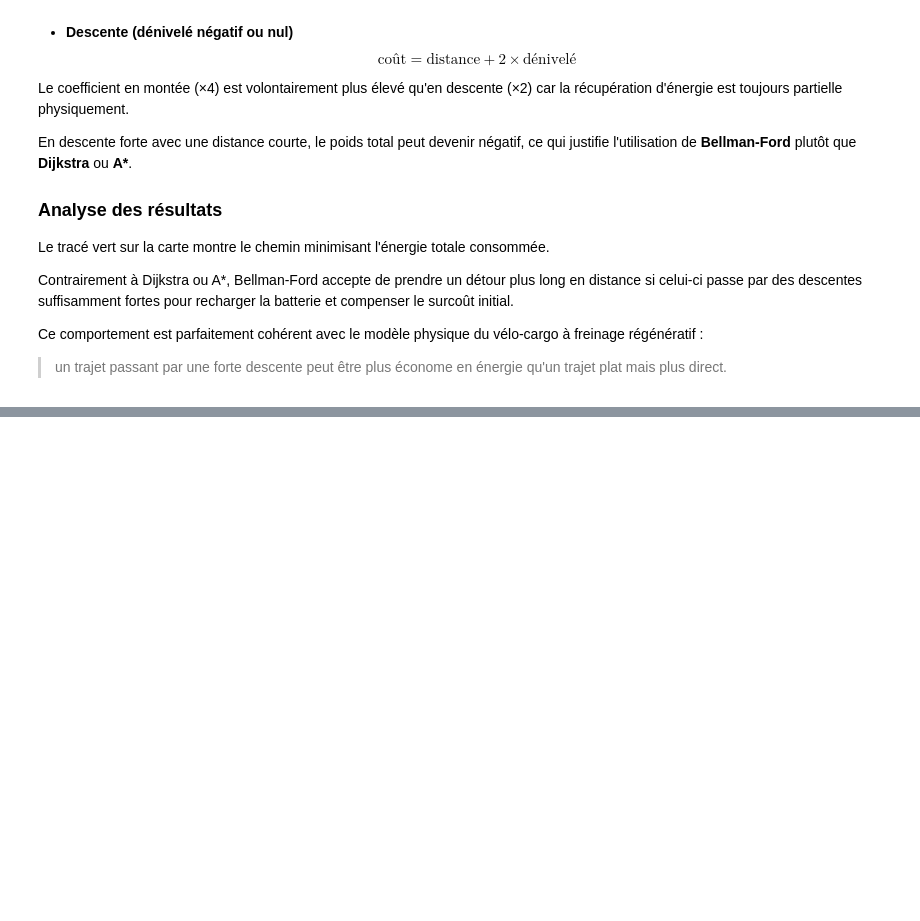
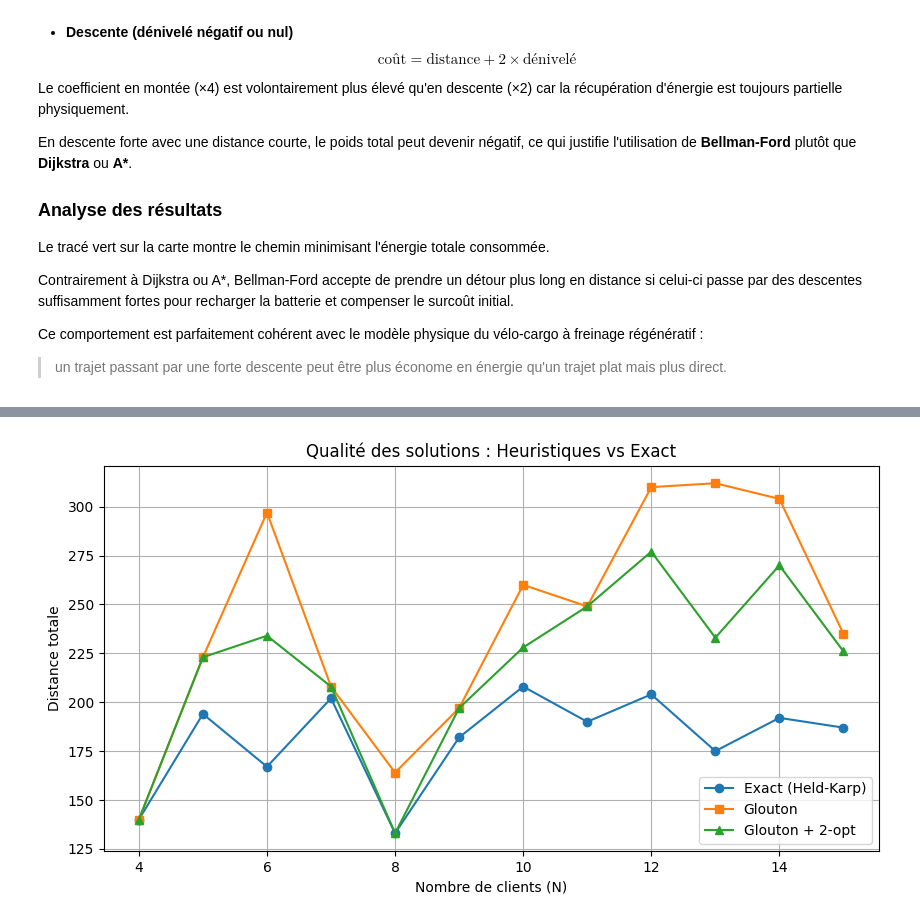
Before and after one commit to ArthY07/Projet-Graphes-Et-Reseaux-L3, a Jupyter notebook: Feschet_Arthur_Chayrigues_Noah.ipynb, the cells around one changed output, grey strips where cells are left out. Drawn from its saved outputs; the diff is of its cells as text; code cells hidden in the pictures; blank space fills up the shorter version.

```diff
--- a/Feschet_Arthur_Chayrigues_Noah.ipynb
+++ b/Feschet_Arthur_Chayrigues_Noah.ipynb
@@ -653,0 +867,20 @@ Ce comportement est parfaitement cohérent avec le modèle physique du vélo-car
+# %%
+# Version pseudo-code (avec V et U)
+def tsp_glouton(dist_matrix):
+    n = len(dist_matrix)
+    V = list(range(1, n))     # villes à visiter (sans l'entrepôt)
+    U = [0]                    # tournée, commence à l'entrepôt
+    total = 0
+
+    while len(V) > 0:                          # tant qu'il reste des villes
+        xi = U[-1]                              # dernier ajouté à U
+
+        xj = min(V, key=lambda j: dist_matrix[xi][j])  # plus proche dans V
+
+        U.append(xj)                            # ajouter xj à U
+        V.remove(xj)                            # retirer xj de V
+        total += dist_matrix[xi][xj]
+
+    total += dist_matrix[U[-1]][0]              # retour à l'entrepôt
+    U.append(0)
+    return U, total
@@ -653,0 +946,76 @@ Ce comportement est parfaitement cohérent avec le modèle physique du vélo-car
+# %%
+# Tailles à tester
+tailles = range(4, 16)
+temps_exact = []
+temps_glouton = []
+temps_2opt = []
+dist_exact = []
+dist_glouton = []
+dist_2opt = []
+
+np.random.seed(42)
+for n in tailles:
+    size = n + 1  # n clients + 1 entrepôt
+    mat = np.random.randint(5, 100, size=(size, size)).astype(float)
+    np.fill_diagonal(mat, 0)
+
+    # Exact (Held-Karp)
+    t0 = time.time()
+    perm_ex, d_ex = solve_tsp_dynamic_programming(mat)
+    temps_exact.append(time.time() - t0)
+    dist_exact.append(d_ex)
+
+    # Glouton
+    t0 = time.time()
+    route_gl, d_gl = tsp_glouton(mat)
+    temps_glouton.append(time.time() - t0)
+    dist_glouton.append(d_gl)
+
+    # Glouton + 2-opt
+    t0 = time.time()
+    route_2opt, d_2opt = amelioration_2opt(mat, route_gl[:])
+    temps_2opt.append(time.time() - t0)
+    dist_2opt.append(d_2opt)
+
+    print(f"N={n:2d} | Exact: {d_ex:.0f} ({temps_exact[-1]:.4f}s) | "
+          f"Glouton: {d_gl:.0f} | 2-opt: {d_2opt:.0f}")
+
+# --- Graphique 1 : Qualité des solutions ---
+plt.figure(figsize=(10, 5))
+plt.plot(list(tailles), dist_exact, 'o-', label='Exact (Held-Karp)')
+plt.plot(list(tailles), dist_glouton, 's-', label='Glouton')
+plt.plot(list(tailles), dist_2opt, '^-', label='Glouton + 2-opt')
+plt.xlabel('Nombre de clients (N)')
+plt.ylabel('Distance totale')
+plt.title('Qualité des solutions : Heuristiques vs Exact')
+plt.legend()
+plt.grid(True)
+plt.show()
+
+# --- Graphique 2 : Temps d'exécution ---
+plt.figure(figsize=(10, 5))
+plt.plot(list(tailles), temps_exact, 'o-', label='Exact (Held-Karp)')
+plt.plot(list(tailles), temps_glouton, 's-', label='Glouton')
+plt.plot(list(tailles), temps_2opt, '^-', label='Glouton + 2-opt')
+plt.xlabel('Nombre de clients (N)')
+plt.ylabel('Temps (secondes)')
+plt.title("Temps d'exécution : Heuristiques vs Exact")
+plt.legend()
+plt.grid(True)
+plt.yscale('log')
+plt.show()
+
+# --- Graphique 3 : Écart par rapport à l'optimal ---
+ecart_glouton = [(g - e) / e * 100 for g, e in zip(dist_glouton, dist_exact)]
+ecart_2opt = [(o - e) / e * 100 for o, e in zip(dist_2opt, dist_exact)]
+
+plt.figure(figsize=(10, 5))
+plt.bar([n - 0.15 for n in tailles], ecart_glouton, width=0.3, label='Glouton')
+plt.bar([n + 0.15 for n in tailles], ecart_2opt, width=0.3, label='Glouton + 2-opt')
+plt.xlabel('Nombre de clients (N)')
+plt.ylabel("Écart par rapport à l'optimal (%)")
+plt.title('Qualité des heuristiques vs solution exacte')
+plt.legend()
+plt.grid(True)
+plt.show()
+# %% [output]
@@ -653,0 +1034 @@ Ce comportement est parfaitement cohérent avec le modèle physique du vélo-car
+[figure, added]
```
Also changed, not shown: parts of 34 cells of this notebook.
